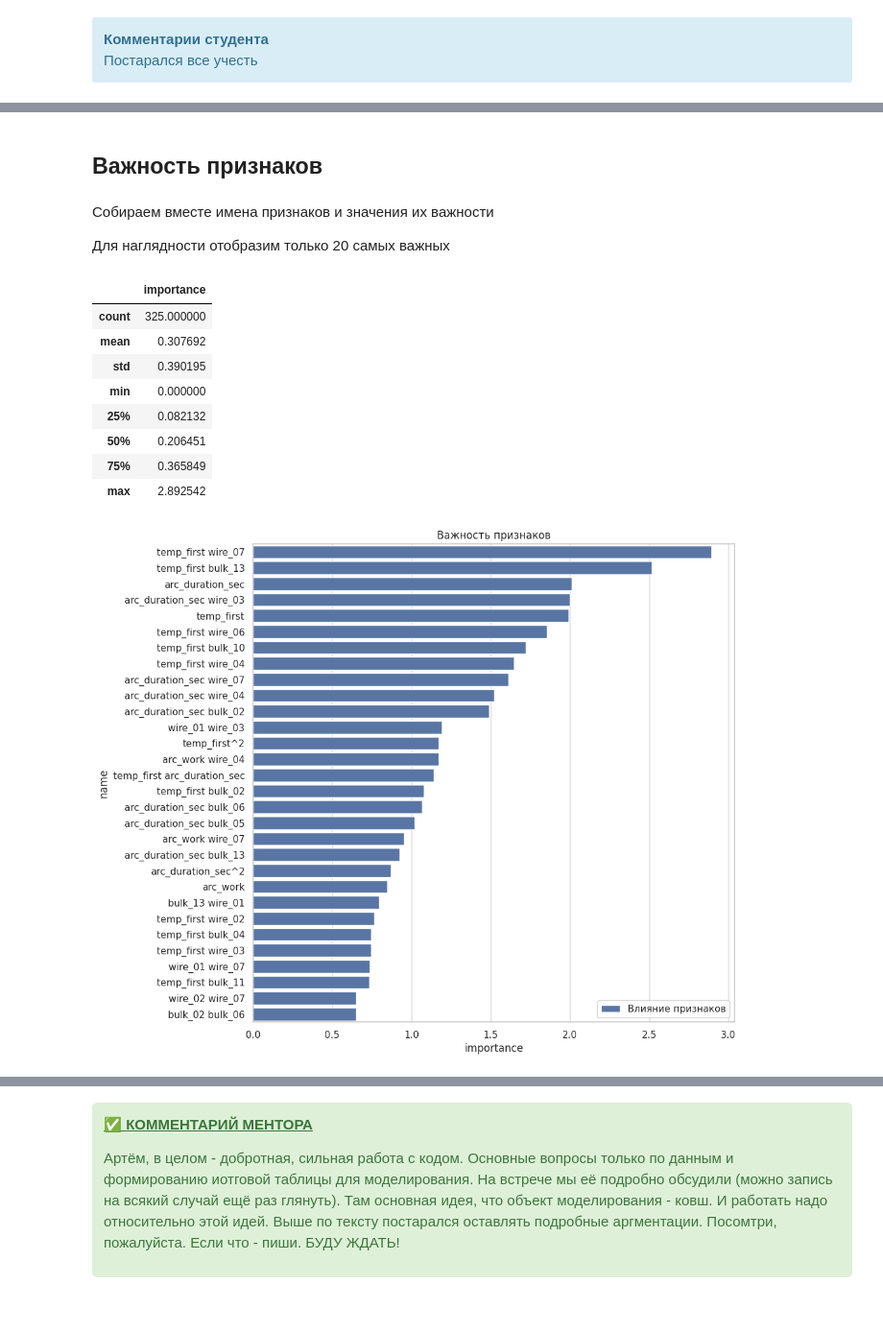
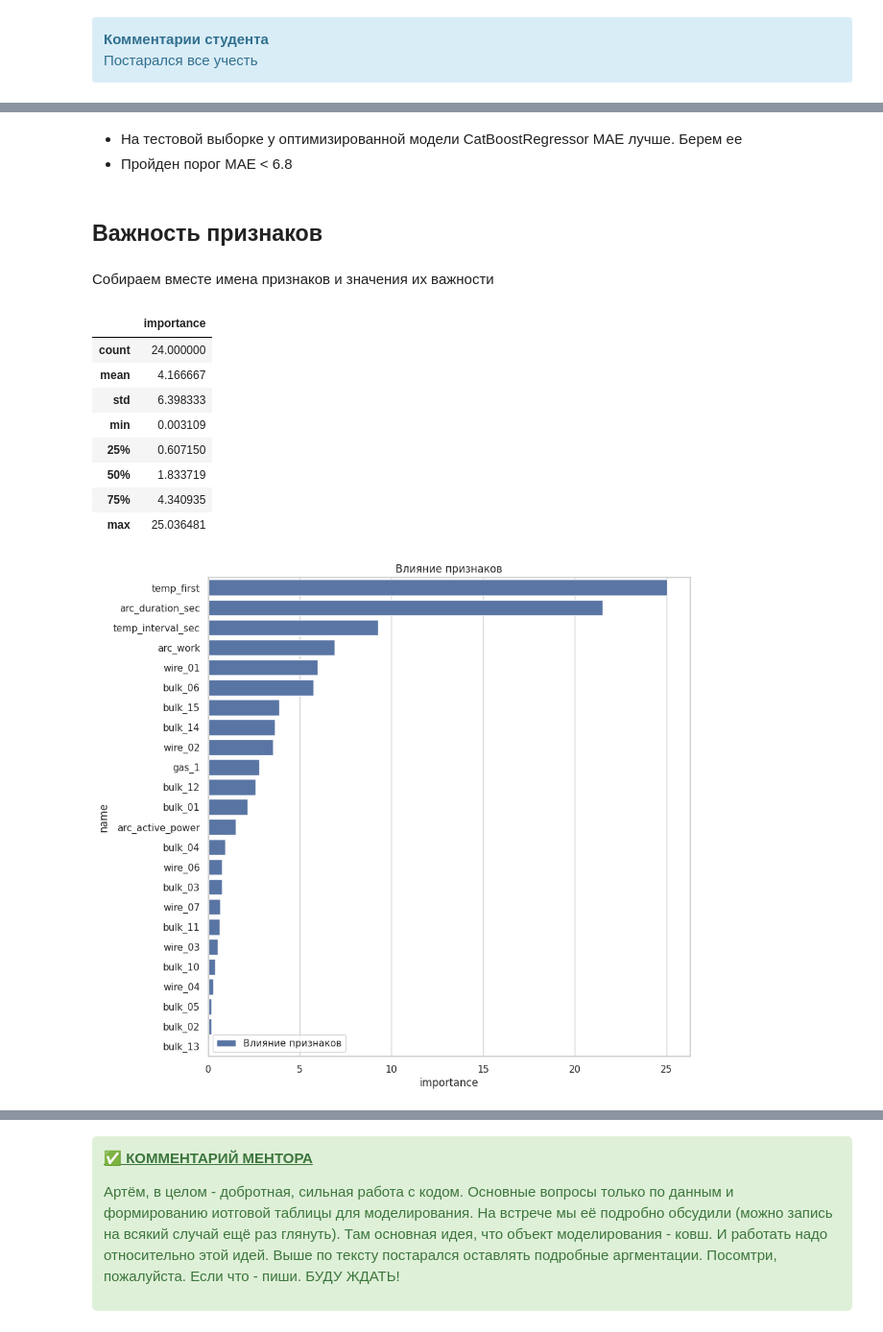
Before and after one commit to wtom76/practicum, a Jupyter notebook: final/0d09d352-9cae-4cc7-85c2-f88ea711ad45.ipynb, the cells around one changed output, grey strips where cells are left out. Shown at 96% size. Drawn from its saved outputs; the diff is of its cells as text; code cells hidden in the pictures.

```diff
--- a/final/0d09d352-9cae-4cc7-85c2-f88ea711ad45.ipynb
+++ b/final/0d09d352-9cae-4cc7-85c2-f88ea711ad45.ipynb
@@ -1163,3 +1223,6 @@ Key CatBoostRegressor parameters to fine-tune include iterations,
+# %%
+optuna.logging.set_verbosity(optuna.logging.ERROR)
+warnings.simplefilter("ignore")
 # %%
 class Learn:
 	rnd_seed_		= 61026
@@ -1400,0 +1394,21 @@ RandomForestRegressor.test MAE: 6.5684
+# %%
+cat_boost_tuned = Pipeline([
+	('scaler', StandardScaler()),
+	(
+		'estimator',
+		optuna.integration.OptunaSearchCV(
+			CatBoostRegressor(
+				random_seed=Learn.rnd_seed_,
+				verbose=False
+			),
+			{
+				'learning_rate': optuna.distributions.CategoricalDistribution([0.03, 0.3, 0.01]),
+				'depth': optuna.distributions.IntDistribution(4, 8, step=2)
+			},
+			scoring='neg_mean_absolute_error',
+			cv=Learn.cv_,
+			random_state=Learn.rnd_seed_,
+			n_trials=30
+		)
+	)
+]).fit(learn.x_train_, learn.y_train_)
@@ -1401,30 +1465,32 @@ RandomForestRegressor.test MAE: 6.5684
+# %% [markdown]
+- На тестовой выборке у оптимизированной модели CatBoostRegressor MAE лучше. Берем ее
+- Пройден порог MAE < 6.8
 # %% [markdown]
+<a id='7'></a>
 ## Важность признаков
 # %% [markdown]
 Собираем вместе имена признаков и значения их важности
-
-Для наглядности отобразим только 20 самых важных
 # %%
 feature_importances_cb = pd.DataFrame(
 	{
-		'name': learn.results_.loc['CatBoostRegressor', 'estimator'].named_steps['poly'].get_feature_names_out(input_features=learn.x_train_.columns),
-		'importance': learn.results_.loc['CatBoostRegressor', 'estimator'].named_steps['estimator'].best_estimator_.feature_importances_
+		'name': learn.x_train_.columns,
+		'importance': cat_boost_tuned.named_steps['estimator'].best_estimator_.feature_importances_
 	}
 )
 display(feature_importances_cb.describe())
 feature_importances_cb.sort_values(by='importance', ascending=False)
 fig, axs = plt.subplots(1, 1, figsize=(10, 10))
 sns.barplot(
-	data=feature_importances_cb.sort_values(by='importance', ascending=False)[:30],
-	x="importance", y="name", label="Влияние признаков", orient='h').set_title('Важность признаков');
+	data=feature_importances_cb.sort_values(by='importance', ascending=False),
+	x='importance', y='name', label='Влияние признаков', orient='h').set_title('Влияние признаков');
 # %% [output]
 |  | importance |
-| count | 325.000000 |
-| mean | 0.307692 |
-| std | 0.390195 |
-| min | 0.000000 |
-| 25% | 0.082132 |
-| 50% | 0.206451 |
-| 75% | 0.365849 |
-| max | 2.892542 |
+| count | 24.000000 |
+| mean | 4.166667 |
+| std | 6.398333 |
+| min | 0.003109 |
+| 25% | 0.607150 |
+| 50% | 1.833719 |
+| 75% | 4.340935 |
+| max | 25.036481 |
-[figure, old version]
+[figure, new version]
```
Also changed, not shown: parts of 60 cells of this notebook.
